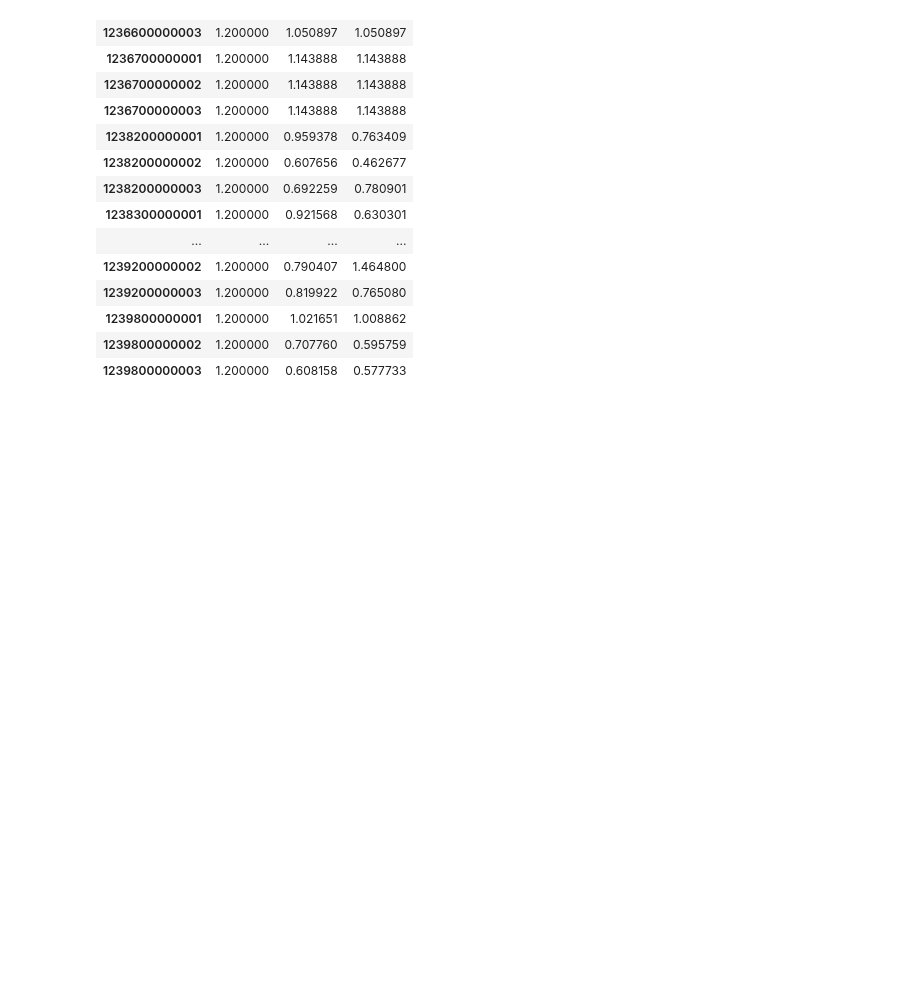
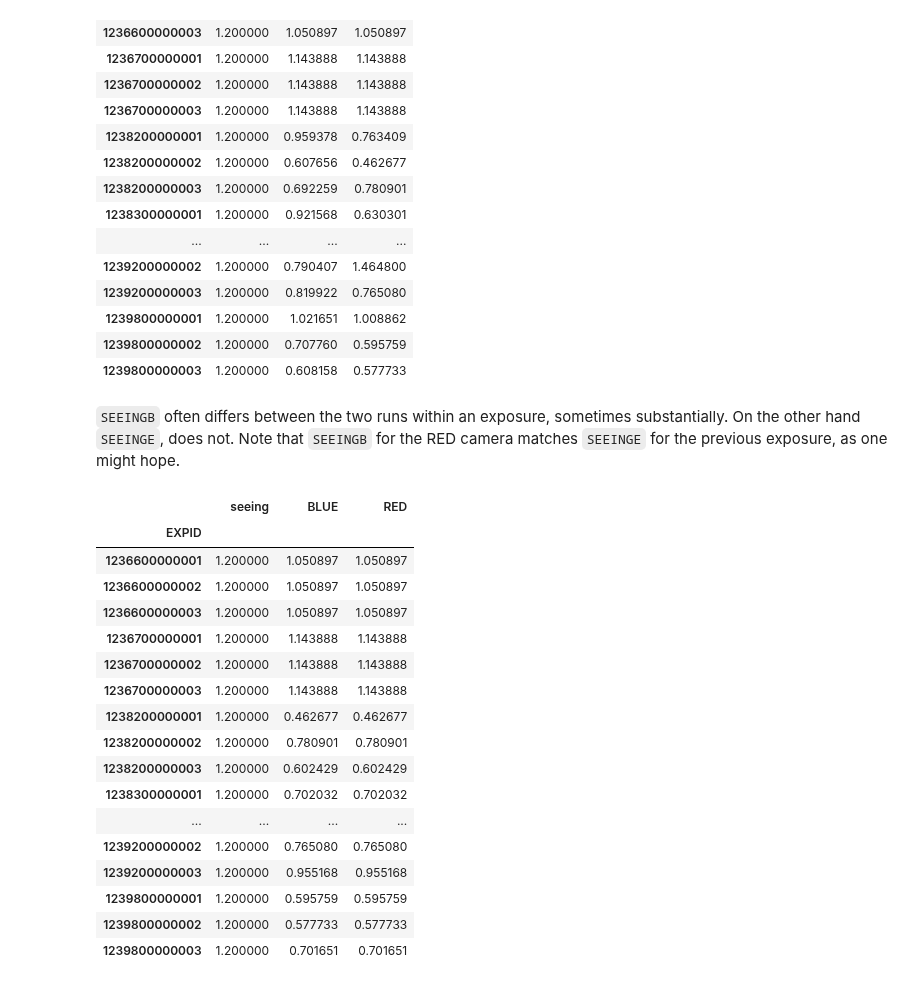
Before and after one commit to bamford/qagmire, a Jupyter notebook: nbs/ga-calib/20_obs_cond_check.ipynb, the cells around one changed output. Drawn from its saved outputs; the diff is of its cells as text; code cells hidden in the pictures; blank space fills up the shorter version.

Commit message:
Added table for SEEINGE to obs cond check

```diff
--- a/nbs/ga-calib/20_obs_cond_check.ipynb
+++ b/nbs/ga-calib/20_obs_cond_check.ipynb
@@ -123,3 +127,29 @@ seeing_table.style.apply(highlight, axis=1, col="seeing", greater=True)
 | 1239800000001 | 1.200000 | 1.021651 | 1.008862 |
 | 1239800000002 | 1.200000 | 0.707760 | 0.595759 |
 | 1239800000003 | 1.200000 | 0.608158 | 0.577733 |
+# %% [markdown]
+`SEEINGB` often differs between the two runs within an exposure, sometimes substantially. On the other hand `SEEINGE`, does not. Note that `SEEINGB` for the RED camera matches `SEEINGE` for the previous exposure, as one might hope.
+# %%
+requested = obs[["seeing"]]
+reported = hdr[["SEEINGE"]].unstack("CAMERA").droplevel(0, axis="columns")
+seeing_table = requested.join(reported)
+seeing_table.style.apply(highlight, axis=1, col="seeing", greater=True)
+# %% [output]
+|  | seeing | BLUE | RED |
+| EXPID |  |  |  |
+| 1236600000001 | 1.200000 | 1.050897 | 1.050897 |
+| 1236600000002 | 1.200000 | 1.050897 | 1.050897 |
+| 1236600000003 | 1.200000 | 1.050897 | 1.050897 |
+| 1236700000001 | 1.200000 | 1.143888 | 1.143888 |
+| 1236700000002 | 1.200000 | 1.143888 | 1.143888 |
+| 1236700000003 | 1.200000 | 1.143888 | 1.143888 |
+| 1238200000001 | 1.200000 | 0.462677 | 0.462677 |
+| 1238200000002 | 1.200000 | 0.780901 | 0.780901 |
+| 1238200000003 | 1.200000 | 0.602429 | 0.602429 |
+| 1238300000001 | 1.200000 | 0.702032 | 0.702032 |
+| ... | ... | ... | ... |
+| 1239200000002 | 1.200000 | 0.765080 | 0.765080 |
+| 1239200000003 | 1.200000 | 0.955168 | 0.955168 |
+| 1239800000001 | 1.200000 | 0.595759 | 0.595759 |
+| 1239800000002 | 1.200000 | 0.577733 | 0.577733 |
+| 1239800000003 | 1.200000 | 0.701651 | 0.701651 |
```
Also changed, not shown: parts of 1 cell of this notebook.
